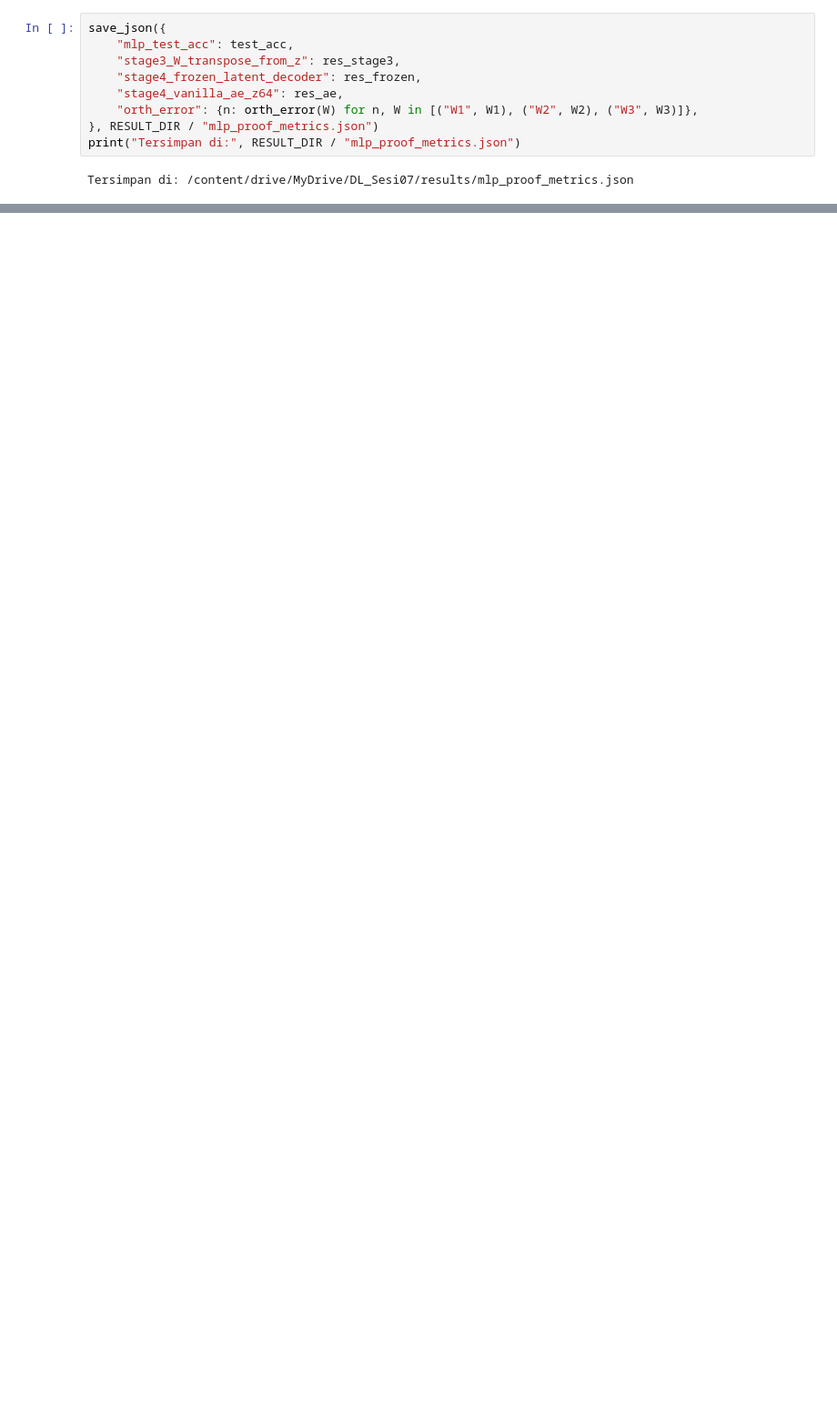
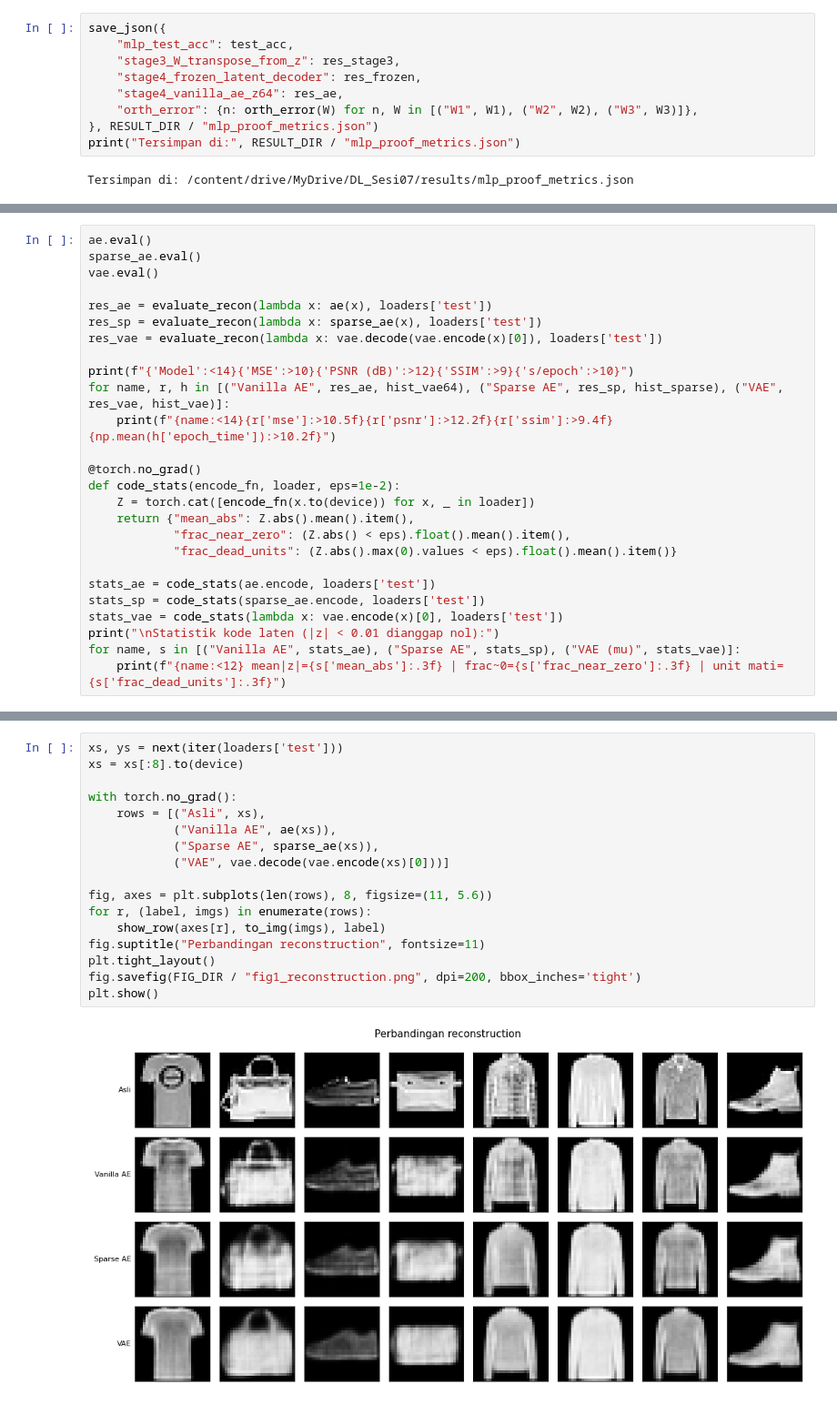
Before and after one commit to Cytrusssss/DeepLearningTakeHomeAssignment, a Jupyter notebook: main.ipynb, the cells around one changed output, grey strips where cells are left out. Shown at 91% size. Drawn from its saved outputs; the diff is of its cells as text; blank space fills up the shorter version.

Commit message:
feat: all model done

```diff
--- a/main.ipynb
+++ b/main.ipynb
@@ -517,0 +654,26 @@ Tersimpan di: /content/drive/MyDrive/DL_Sesi07/results/mlp_proof_metrics.json
+# %%
+ae.eval()
+sparse_ae.eval()
+vae.eval()
+
+res_ae = evaluate_recon(lambda x: ae(x), loaders['test'])
+res_sp = evaluate_recon(lambda x: sparse_ae(x), loaders['test'])
+res_vae = evaluate_recon(lambda x: vae.decode(vae.encode(x)[0]), loaders['test'])
+
+print(f"{'Model':<14}{'MSE':>10}{'PSNR (dB)':>12}{'SSIM':>9}{'s/epoch':>10}")
+for name, r, h in [("Vanilla AE", res_ae, hist_vae64), ("Sparse AE", res_sp, hist_sparse), ("VAE", res_vae, hist_vae)]:
+    print(f"{name:<14}{r['mse']:>10.5f}{r['psnr']:>12.2f}{r['ssim']:>9.4f}{np.mean(h['epoch_time']):>10.2f}")
+
+@torch.no_grad()
+def code_stats(encode_fn, loader, eps=1e-2):
+    Z = torch.cat([encode_fn(x.to(device)) for x, _ in loader])
+    return {"mean_abs": Z.abs().mean().item(),
+            "frac_near_zero": (Z.abs() < eps).float().mean().item(),
+            "frac_dead_units": (Z.abs().max(0).values < eps).float().mean().item()}
+
+stats_ae = code_stats(ae.encode, loaders['test'])
+stats_sp = code_stats(sparse_ae.encode, loaders['test'])
+stats_vae = code_stats(lambda x: vae.encode(x)[0], loaders['test'])
+print("\nStatistik kode laten (|z| < 0.01 dianggap nol):")
+for name, s in [("Vanilla AE", stats_ae), ("Sparse AE", stats_sp), ("VAE (mu)", stats_vae)]:
+    print(f"{name:<12} mean|z|={s['mean_abs']:.3f} | frac~0={s['frac_near_zero']:.3f} | unit mati={s['frac_dead_units']:.3f}")
@@ -517,0 +690,19 @@ Tersimpan di: /content/drive/MyDrive/DL_Sesi07/results/mlp_proof_metrics.json
+# %%
+xs, ys = next(iter(loaders['test']))
+xs = xs[:8].to(device)
+
+with torch.no_grad():
+    rows = [("Asli", xs),
+            ("Vanilla AE", ae(xs)),
+            ("Sparse AE", sparse_ae(xs)),
+            ("VAE", vae.decode(vae.encode(xs)[0]))]
+
+fig, axes = plt.subplots(len(rows), 8, figsize=(11, 5.6))
+for r, (label, imgs) in enumerate(rows):
+    show_row(axes[r], to_img(imgs), label)
+fig.suptitle("Perbandingan reconstruction", fontsize=11)
+plt.tight_layout()
+fig.savefig(FIG_DIR / "fig1_reconstruction.png", dpi=200, bbox_inches='tight')
+plt.show()
+# %% [output]
+[figure, added]
```
Also changed, not shown: parts of 20 cells of this notebook.
